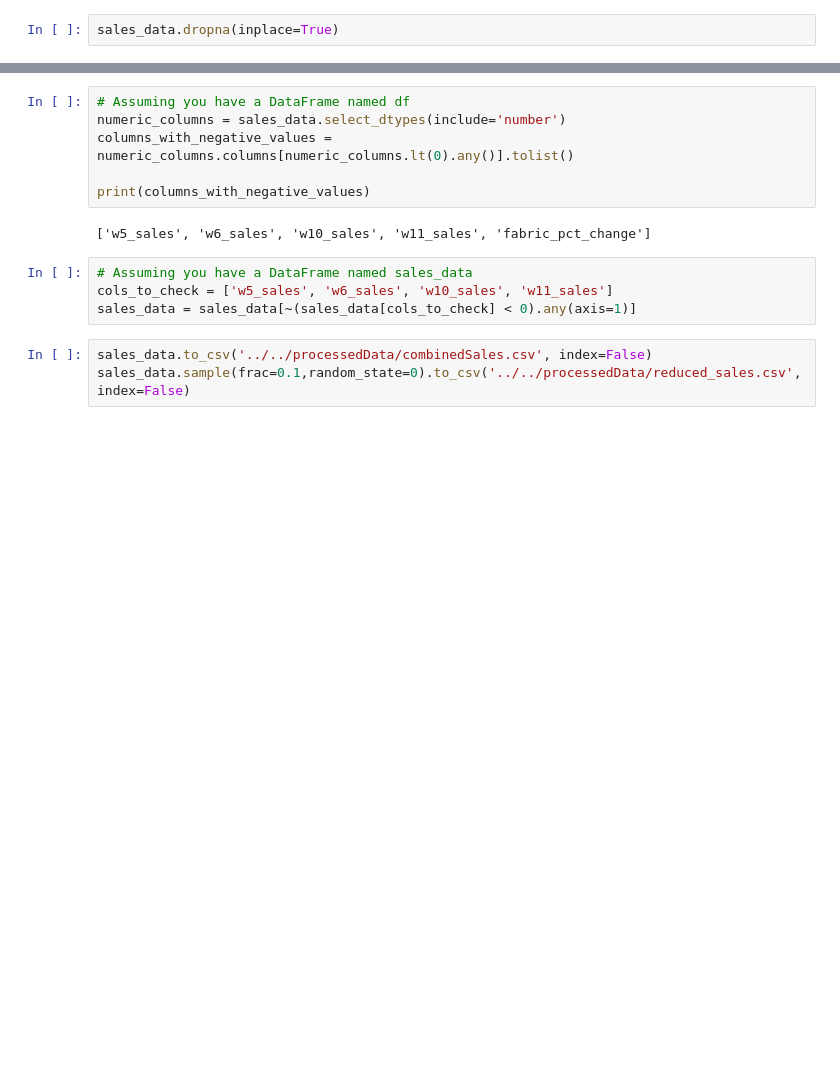
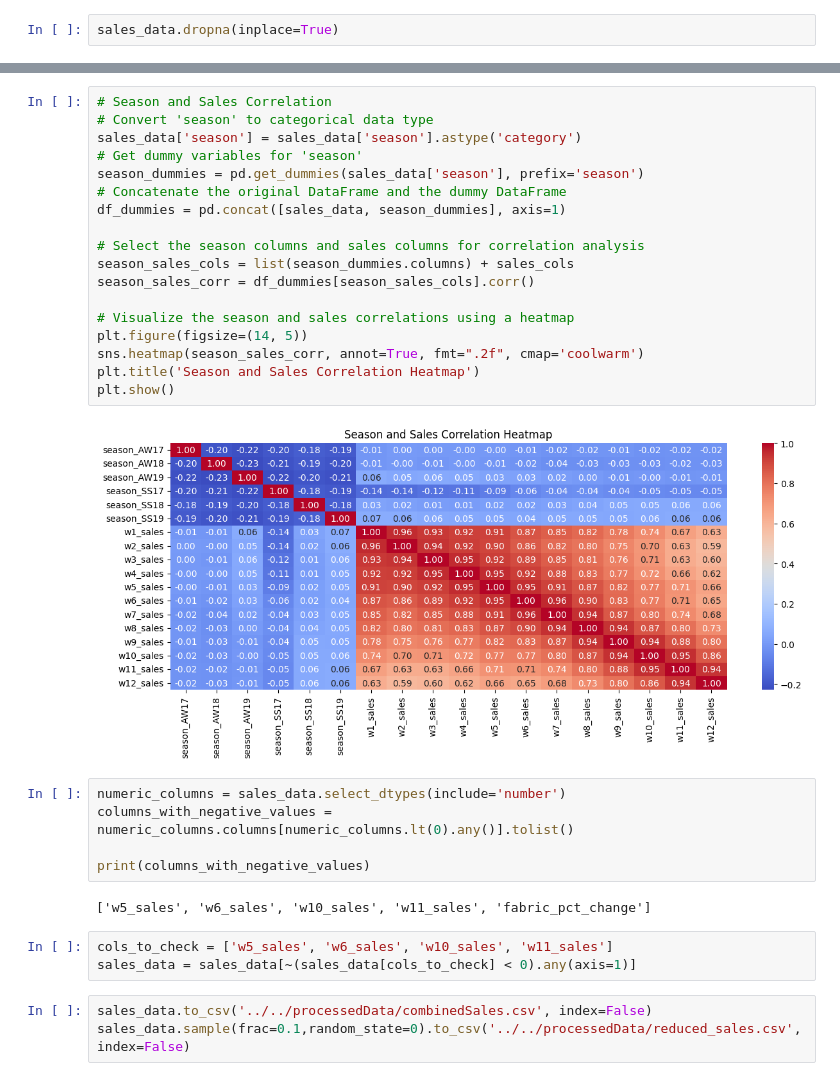
Before and after one commit to sameera999/dissertation-, a Jupyter notebook: notebooks/main.ipynb, the cells around one changed output, grey strips where cells are left out. Cells and saved outputs as stored; diff of their text form; blank space fills up the shorter version.

```diff
--- a/notebooks/main.ipynb
+++ b/notebooks/main.ipynb
@@ -194,5 +269,24 @@ sales_data['is_weekend'] = sales_data['releae_week'].isin([5, 6]).astype(int)
+# %%
+# Season and Sales Correlation
+# Convert 'season' to categorical data type
+sales_data['season'] = sales_data['season'].astype('category')
+# Get dummy variables for 'season'
+season_dummies = pd.get_dummies(sales_data['season'], prefix='season')
+# Concatenate the original DataFrame and the dummy DataFrame
+df_dummies = pd.concat([sales_data, season_dummies], axis=1)
+
+# Select the season columns and sales columns for correlation analysis
+season_sales_cols = list(season_dummies.columns) + sales_cols
+season_sales_corr = df_dummies[season_sales_cols].corr()
+
+# Visualize the season and sales correlations using a heatmap
+plt.figure(figsize=(14, 5))
+sns.heatmap(season_sales_corr, annot=True, fmt=".2f", cmap='coolwarm')
+plt.title('Season and Sales Correlation Heatmap')
+plt.show()
+# %% [output]
+[figure, added]
 # %%
-# Assuming you have a DataFrame named df
 numeric_columns = sales_data.select_dtypes(include='number')
 columns_with_negative_values = numeric_columns.columns[numeric_columns.lt(0).any()].tolist()
 
@@ -200,7 +294,6 @@ print(columns_with_negative_values)
 # %% [output]
 ['w5_sales', 'w6_sales', 'w10_sales', 'w11_sales', 'fabric_pct_change']
 # %%
-# Assuming you have a DataFrame named sales_data
 cols_to_check = ['w5_sales', 'w6_sales', 'w10_sales', 'w11_sales']
 sales_data = sales_data[~(sales_data[cols_to_check] < 0).any(axis=1)]
 # %%
```
Also changed, not shown: parts of 11 cells of this notebook, 3 other files.
